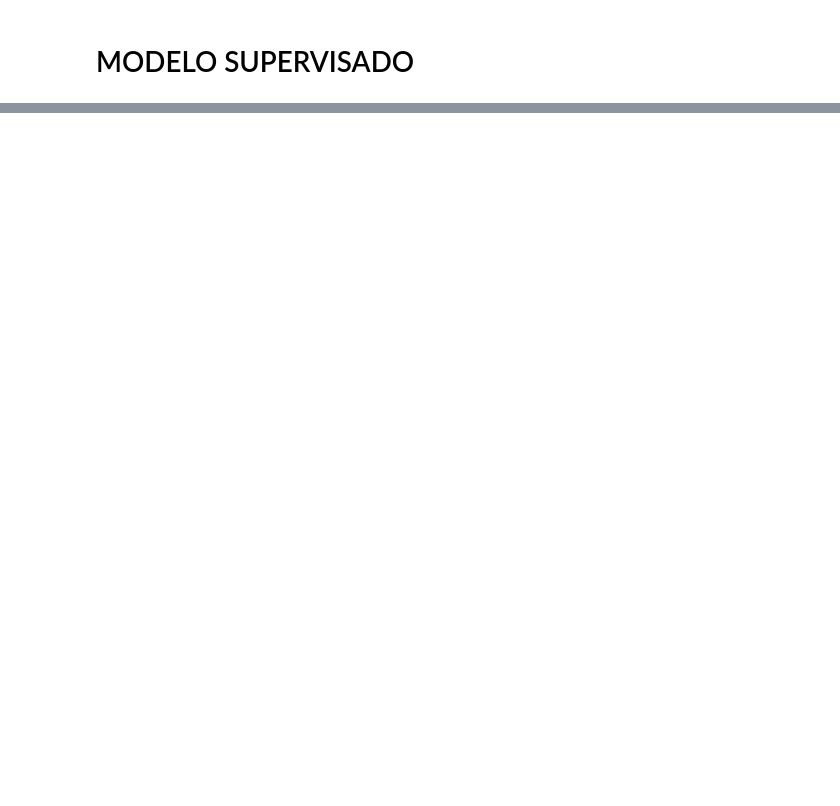
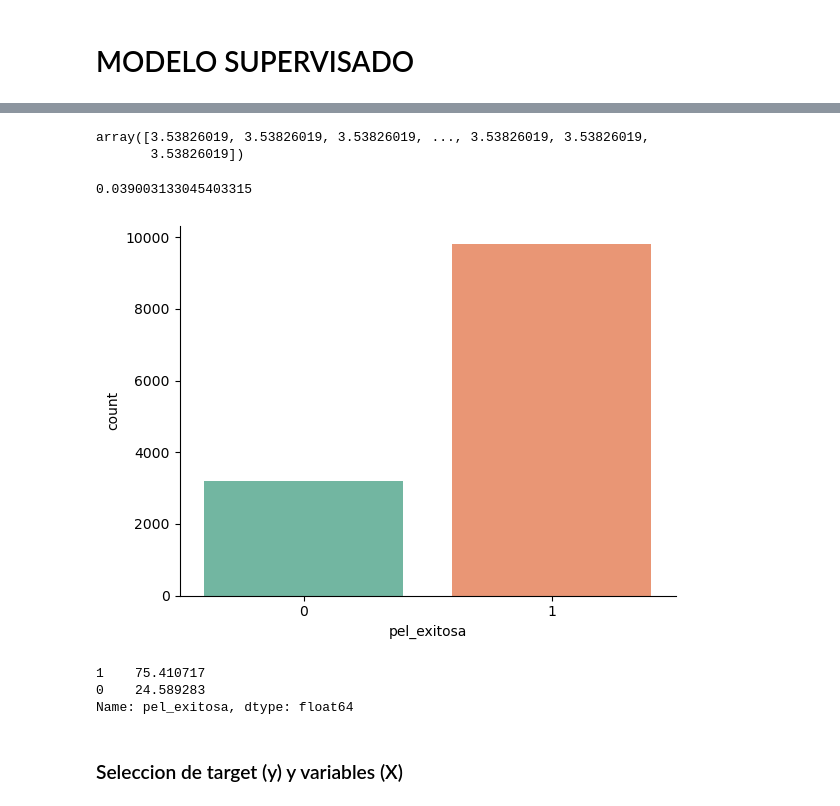
Before and after one commit to L-Ameneiro/IngeniasDataScience, a Jupyter notebook: notebooks/MODELO SUPERVISADO.ipynb, the cells around one changed output, grey strips where cells are left out. Drawn from its saved outputs; the diff is of its cells as text; code cells hidden in the pictures; blank space fills up the shorter version.

```diff
--- a/notebooks/MODELO SUPERVISADO.ipynb
+++ b/notebooks/MODELO SUPERVISADO.ipynb
@@ -28,0 +209,4 @@ pd.read_csv(r'..\\datasets\\peliculas_final.csv')
+# %%
+# Se importa el dataset
+# Se importa el dataset final (CSV) y se visualiza
+peliculas5=pd.read_csv(r'..\\datasets\\peliculas_final.csv')
@@ -28,0 +236,23 @@ pd.read_csv(r'..\\datasets\\peliculas_final.csv')
+# %%
+y_pred_svr
+# %% [output]
+array([3.53826019, 3.53826019, 3.53826019, ..., 3.53826019, 3.53826019,
+       3.53826019])
+# %%
+# Se calcula el error medio absoluto
+mean_absolute_error(y_test, y_pred_svr)
+# %% [output]
+0.039003133045403315
+# %%
+sns.countplot(x=peliculas5['pel_exitosa'], palette='Set2')
+sns.despine()
+# %% [output]
+[figure, added]
+# %%
+peliculas5['pel_exitosa'].value_counts() / peliculas5['punt_media'].size * 100
+# %% [output]
+1    75.410717
+0    24.589283
+Name: pel_exitosa, dtype: float64
+# %% [markdown]
+### Seleccion de target (y) y variables (X)
```
Also changed, not shown: parts of 44 cells of this notebook, 5 other files.
